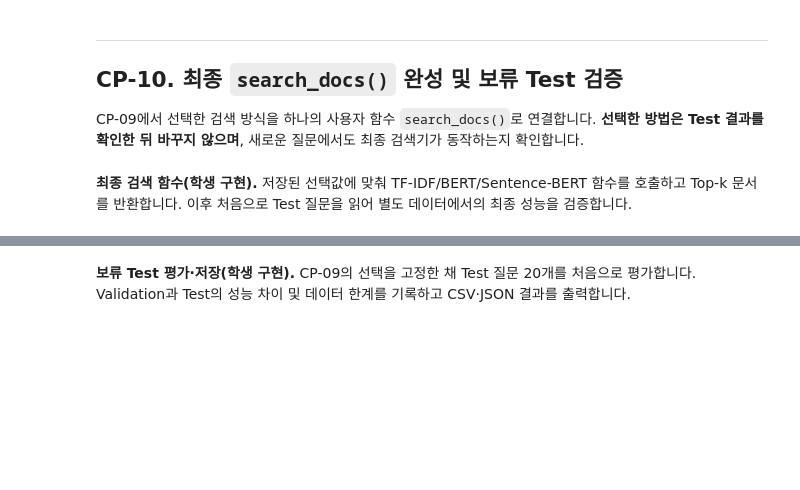
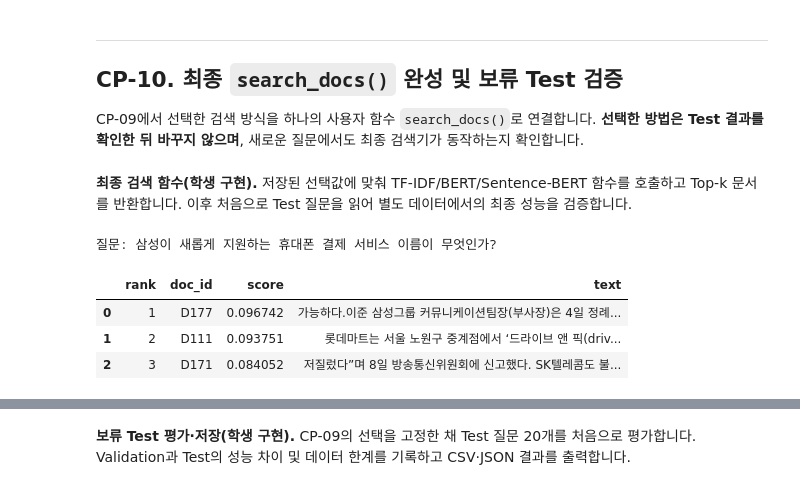
Before and after one commit to mobiemh/ai-miniproject02, a Jupyter notebook: NLP_BERT_MiniProject_Student.ipynb, the cells around one changed output, grey strips where cells are left out. Cells and saved outputs as stored; diff of their text form; code cells hidden in the pictures; blank space fills up the shorter version.

```diff
--- a/NLP_BERT_MiniProject_Student.ipynb
+++ b/NLP_BERT_MiniProject_Student.ipynb
@@ -1094,21 +1098,30 @@ CP-09에서 선택한 검색 방식을 하나의 사용자 함수 `search_docs()
 # %%
 # [학생 구현] CP-10 — 최종 검색기 인터페이스
 
 def search_docs(query, k=3, method=SELECTED_METHOD):
     """선택한 검색 방식의 상위 k개 문서 반환."""
 
 
     # TODO 10-1. method가 'tfidf'라면 search_tfidf(), 'bert'라면 search_bert(),
     #              'sbert'라면 search_sbert()를 호출하도록 작성하세요.
     if method == 'tfidf':
         results = search_tfidf(query, k)
     elif method == 'bert':
         results = search_bert(query, k)
     else:
         results = search_sbert(query, k)
 
     return results
     # TODO 10-2. 세 방법 모두 동일한 rank/doc_id/score/text 구조로 반환하세요.
     # raise NotImplementedError('CP-10 최종 search_docs()를 구현하세요.')
 
 # TODO 10-3. 본인이 만든 새로운 질문 한 개로 search_docs() Top-3를 확인하세요.
+my_question = '삼성이 새롭게 지원하는 휴대폰 결제 서비스 이름이 무엇인가?'
+print('질문:', my_question)
+display(pd.DataFrame(search_docs(my_question, 3))[['rank', 'doc_id', 'score', 'text']])
+# %% [output]
+질문: 삼성이 새롭게 지원하는 휴대폰 결제 서비스 이름이 무엇인가?
+|  | rank | doc_id | score | text |
+| 0 | 1 | D177 | 0.096742 | 가능하다.이준 삼성그룹 커뮤니케이션팀장(부사장)은 4일 정례... |
+| 1 | 2 | D111 | 0.093751 | 롯데마트는 서울 노원구 중계점에서 ‘드라이브 앤 픽(driv... |
+| 2 | 3 | D171 | 0.084052 | 저질렀다”며 8일 방송통신위원회에 신고했다. SK텔레콤도 불... |
```
Also changed, not shown: parts of 6 cells of this notebook, 5 other files.
